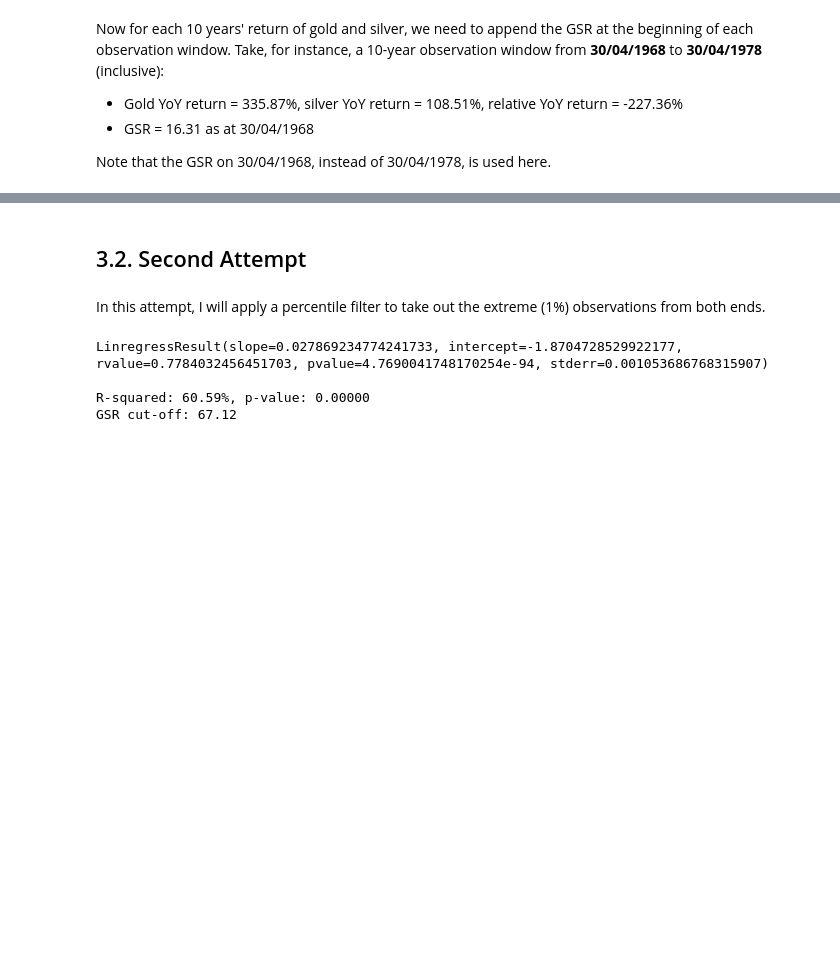
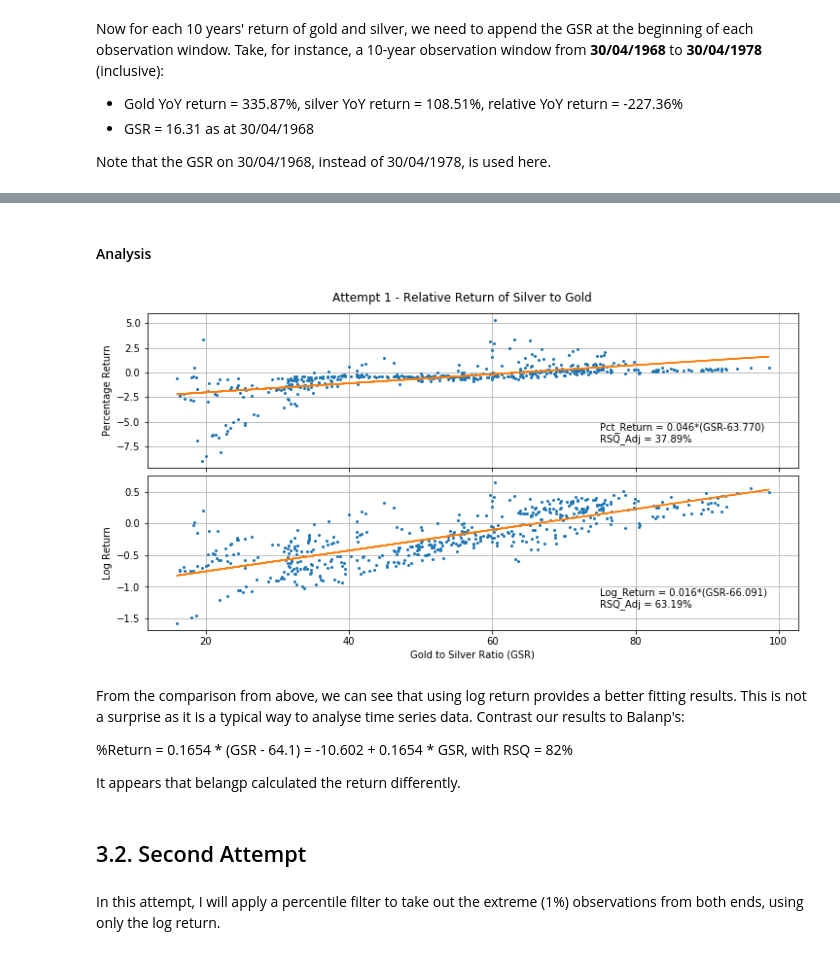
Before and after one commit to magnus-chen/investment-analysis, a Jupyter notebook: 02_Precious_Metal.ipynb, the cells around one changed output, grey strips where cells are left out. Saved outputs shown, nothing was run; the diff lists cells and outputs as text; code cells hidden in the pictures; blank space fills up the shorter version.

```diff
--- a/02_Precious_Metal.ipynb
+++ b/02_Precious_Metal.ipynb
@@ -157,0 +178,19 @@ While the line is not exactly the same, the fitted intercept with the x-axis of
+# %%
+# Filter on the data (<= 2018-03-26)
+# gs_return_df1 = gs_return_df.loc[gs_return_df.index <= "2018-02-01"]
+gs_log_return_df1 = gs_log_return_df
+
+# Here x is GSR and y is the relative return
+X1b = gs_log_return_df1['GSR_start']
+Y1b = gs_log_return_df1['log_return_rel']
+
+# Fit the line regression model
+model1b = sm.OLS(Y1b, sm.add_constant(X1b))
+results1b = model1b.fit()
+print(results1b.summary())
+
+# Prepare result text
+ax1b_text = "Log_Return = {:.3f}*(GSR{:.3f})\nRSQ_Adj = {:.2f}%" \
+            .format(results1b.params.GSR_start, results1b.params.const/results1b.params.GSR_start,
+                    results1b.rsquared_adj*100)
+print(ax1b_text)
@@ -158,26 +215,34 @@ While the line is not exactly the same, the fitted intercept with the x-axis of
+# %% [markdown]
+#### Analysis
+# %%
+fig, (ax1, ax2) = plt.subplots(2, 1, figsize=(12, 6), sharex=True)
+
+# Percentage return
+ax1.plot(X1, Y1, 'o', markersize=2)
+ax1.plot(X1, results1.params.GSR_start * X1 + results1.params.const)
+ax1.set_ylabel('Percentage Return')
+ax1.text(75, -5, ax1_text, verticalalignment="top")
+ax1.grid()
+
+# Log return
+ax2.plot(X1b, Y1b, 'o', markersize=2)
+ax2.plot(X1b, results1b.params.GSR_start * X1b + results1b.params.const)
+ax2.set_xlabel('Gold to Silver Ratio (GSR)'), ax2.set_ylabel('Log Return')
+ax2.text(75, -1, ax1b_text, verticalalignment="top")
+ax2.grid()
+
+fig.suptitle("Attempt 1 - Relative Return of Silver to Gold", y=0.93)
+plt.subplots_adjust(hspace=.05)
+plt.show()
+# %% [output]
+[figure, added]
+# %% [markdown]
+From the comparison from above, we can see that using log return provides a better fitting results. This is not a surprise as it is a typical way to analyse time series data. Contrast our results to Balanp's:
+
+%Return = 0.1654 \* (GSR - 64.1) = -10.602 + 0.1654 \* GSR, with RSQ = 82%
+
+It appears that belangp calculated the return differently.
 # %% [markdown]
 ## 3.2. Second Attempt
 # %% [markdown]
-In this attempt, I will apply a percentile filter to take out the extreme (1%) observations from both ends.
+In this attempt, I will apply a percentile filter to take out the extreme (1%) observations from both ends, using only the log return.
-# %%
-# Take out observations within 1% of either tails
-filt_alpha = 0.05
-filt_cond = ( gs_return_df.return_rel <= np.percentile(gs_return_df.return_rel, (1-filt_alpha)*100) ) &\
-            ( gs_return_df.return_rel >= np.percentile(gs_return_df.return_rel, filt_alpha*100))
-gs_return_df2 = gs_return_df[filt_cond]
-gs_return_df2.shape
-
-# Here x is GSR and y is the relative return
-x2 = gs_return_df2['GSR_start']
-y2 = gs_return_df2['return_rel']
-
-# Fit the linear regression
-lr2 = linregress(x2,y2)
-print(lr2)
-print("\nR-squared: %.2f%%, p-value: %.5f\nGSR cut-off: %.2f" %\
-      (100*lr2.rvalue**2, lr2.pvalue, -lr2.intercept/lr2.slope))
-# %% [output]
-LinregressResult(slope=0.027869234774241733, intercept=-1.8704728529922177, rvalue=0.7784032456451703, pvalue=4.7690041748170254e-94, stderr=0.001053686768315907)
-
-R-squared: 60.59%, p-value: 0.00000
-GSR cut-off: 67.12
```
Also changed, not shown: parts of 19 cells of this notebook.
